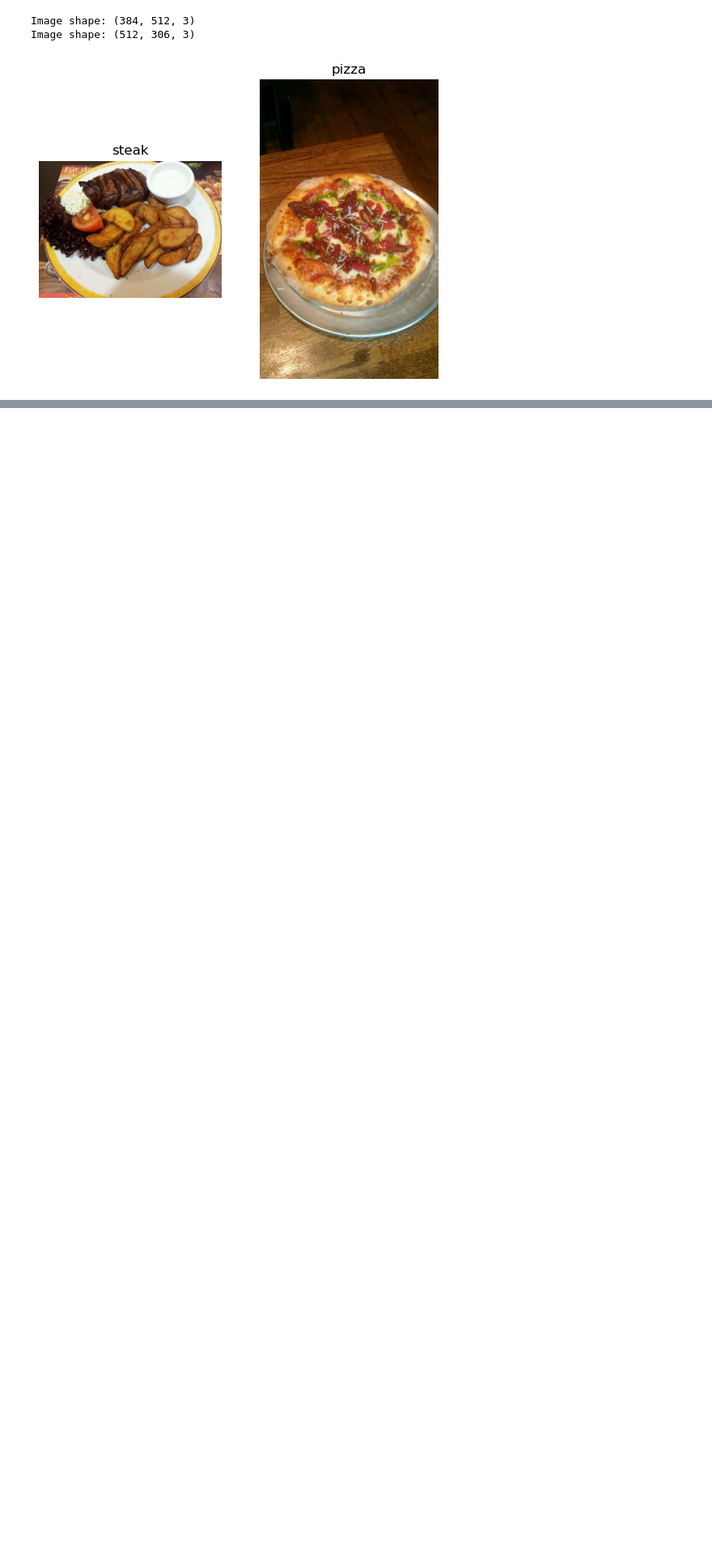
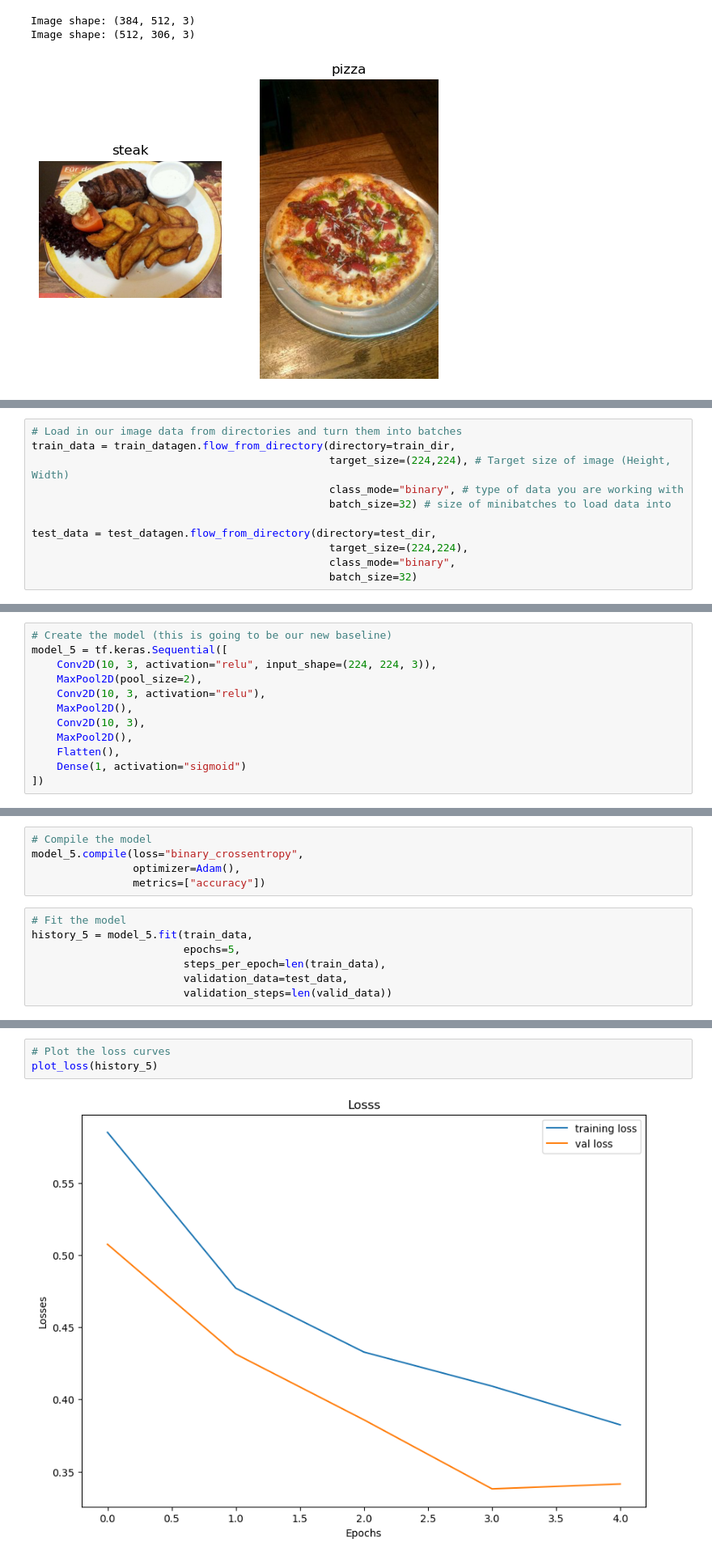
Before and after one commit to KCLTLH/NeuralNetwork_SelfLearn, a Jupyter notebook: 005ComputerVisualization.ipynb, the cells around one changed output, grey strips where cells are left out. Shown at 81% size. Cells and saved outputs as stored; diff of their text form; blank space fills up the shorter version.

```diff
--- a/005ComputerVisualization.ipynb
+++ b/005ComputerVisualization.ipynb
@@ -369,0 +390,11 @@ Image shape: (512, 306, 3)
+# %%
+# Load in our image data from directories and turn them into batches
+train_data = train_datagen.flow_from_directory(directory=train_dir,
+                                               target_size=(224,224), # Target size of image (Height, Width)
+                                               class_mode="binary", # type of data you are working with
+                                               batch_size=32) # size of minibatches to load data into
+
+test_data = test_datagen.flow_from_directory(directory=test_dir,
+                                               target_size=(224,224),
+                                               class_mode="binary",
+                                               batch_size=32)
@@ -369,0 +602,12 @@ Image shape: (512, 306, 3)
+# %%
+# Create the model (this is going to be our new baseline)
+model_5 = tf.keras.Sequential([
+    Conv2D(10, 3, activation="relu", input_shape=(224, 224, 3)),
+    MaxPool2D(pool_size=2),
+    Conv2D(10, 3, activation="relu"),
+    MaxPool2D(),
+    Conv2D(10, 3),
+    MaxPool2D(),
+    Flatten(),
+    Dense(1, activation="sigmoid")
+])
@@ -369,0 +616,12 @@ Image shape: (512, 306, 3)
+# %%
+# Compile the model
+model_5.compile(loss="binary_crossentropy",
+                optimizer=Adam(),
+                metrics=["accuracy"])
+# %%
+# Fit the model
+history_5 = model_5.fit(train_data,
+                        epochs=5,
+                        steps_per_epoch=len(train_data),
+                        validation_data=test_data,
+                        validation_steps=len(valid_data))
@@ -369,0 +688,5 @@ Image shape: (512, 306, 3)
+# %%
+# Plot the loss curves
+plot_loss(history_5)
+# %% [output]
+[figure, added]
```
Also changed, not shown: parts of 29 cells of this notebook.
